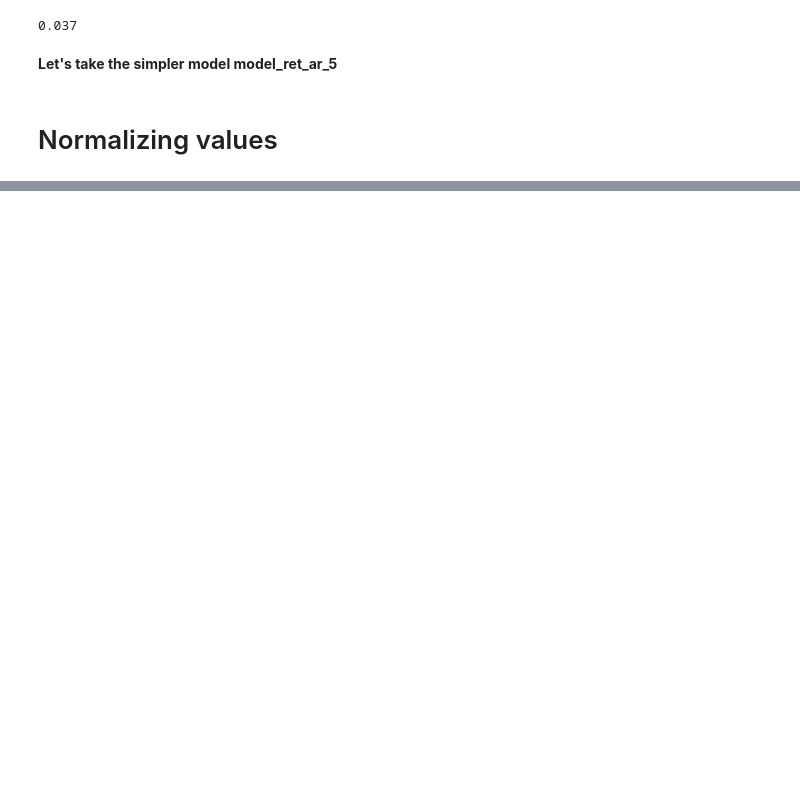
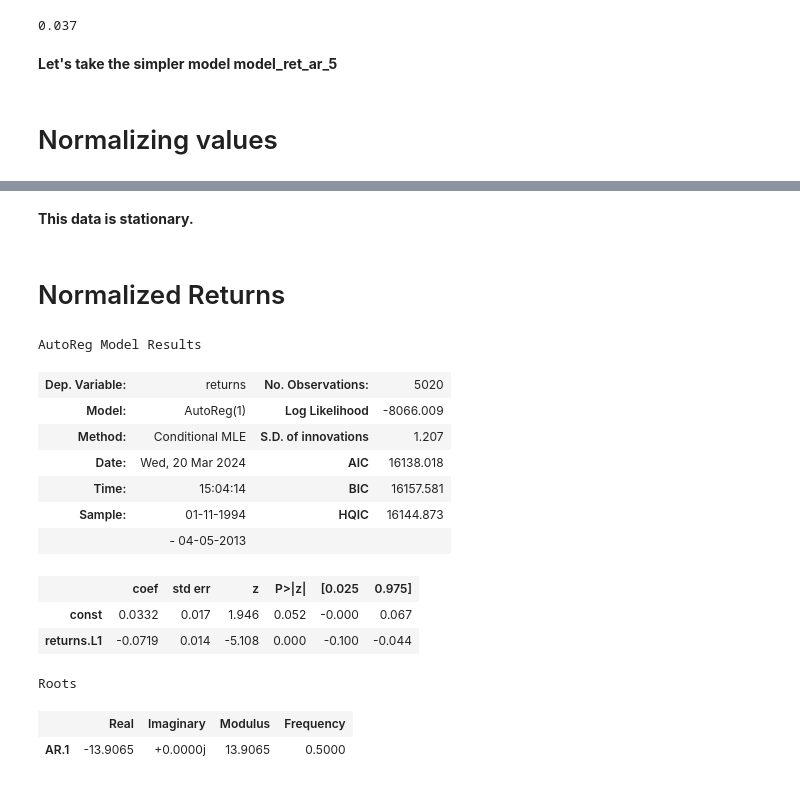
Before and after one commit to azratuni/Financial-Time-Series-Analysis, a Jupyter notebook: financial-time-series-analysis.ipynb, the cells around one changed output, grey strips where cells are left out. Drawn from its saved outputs; the diff is of its cells as text; code cells hidden in the pictures; blank space fills up the shorter version.

Commit message:
Kaggle Notebook | Financial Time-Series Analysis | Version 6

```diff
--- a/financial-time-series-analysis.ipynb
+++ b/financial-time-series-analysis.ipynb
@@ -881,0 +912,23 @@ LLR_test(model_ret_ar_5,model_ret_ar_6)
+# %% [markdown]
+**This data is stationary.**
+# %% [markdown]
+# Normalized Returns
+# %%
+model_norm_ret_ar_1 = AutoReg(df_train.returns, lags=1)
+results_norm_ret_ar_1 = model_norm_ret_ar_1.fit()
+results_norm_ret_ar_1.summary()
+# %% [output]
+AutoReg Model Results
+| Dep. Variable: | returns | No. Observations: | 5020 |
+| Model: | AutoReg(1) | Log Likelihood | -8066.009 |
+| Method: | Conditional MLE | S.D. of innovations | 1.207 |
+| Date: | Wed, 20 Mar 2024 | AIC | 16138.018 |
+| Time: | 15:04:14 | BIC | 16157.581 |
+| Sample: | 01-11-1994 | HQIC | 16144.873 |
+|  | - 04-05-2013 |  |  |
+|  | coef | std err | z | P>|z| | [0.025 | 0.975] |
+| const | 0.0332 | 0.017 | 1.946 | 0.052 | -0.000 | 0.067 |
+| returns.L1 | -0.0719 | 0.014 | -5.108 | 0.000 | -0.100 | -0.044 |
+Roots
+|  | Real | Imaginary | Modulus | Frequency |
+| AR.1 | -13.9065 | +0.0000j | 13.9065 | 0.5000 |
```
Also changed, not shown: parts of 37 cells of this notebook.
